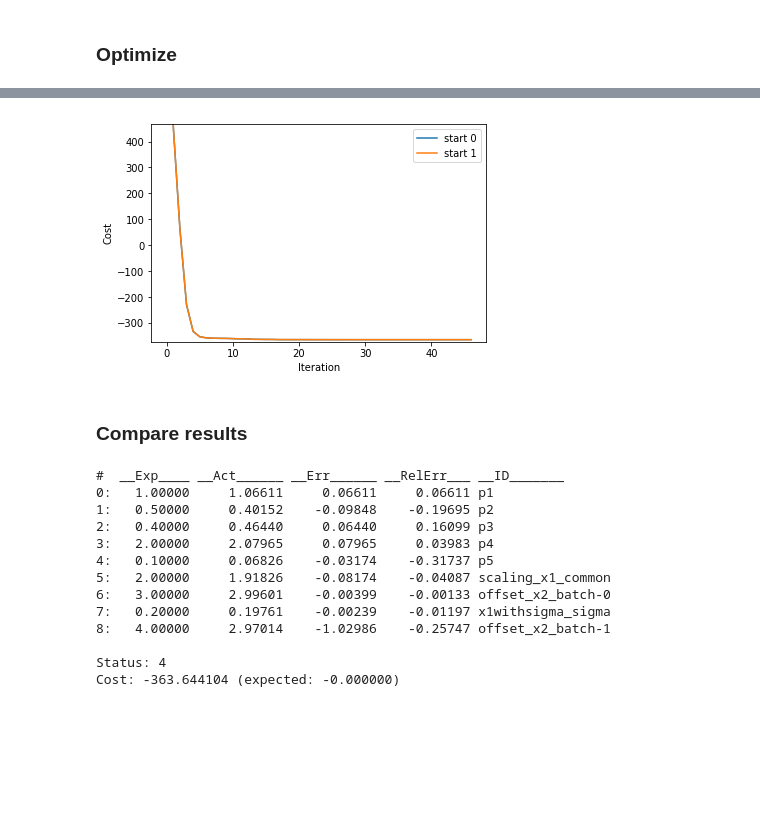
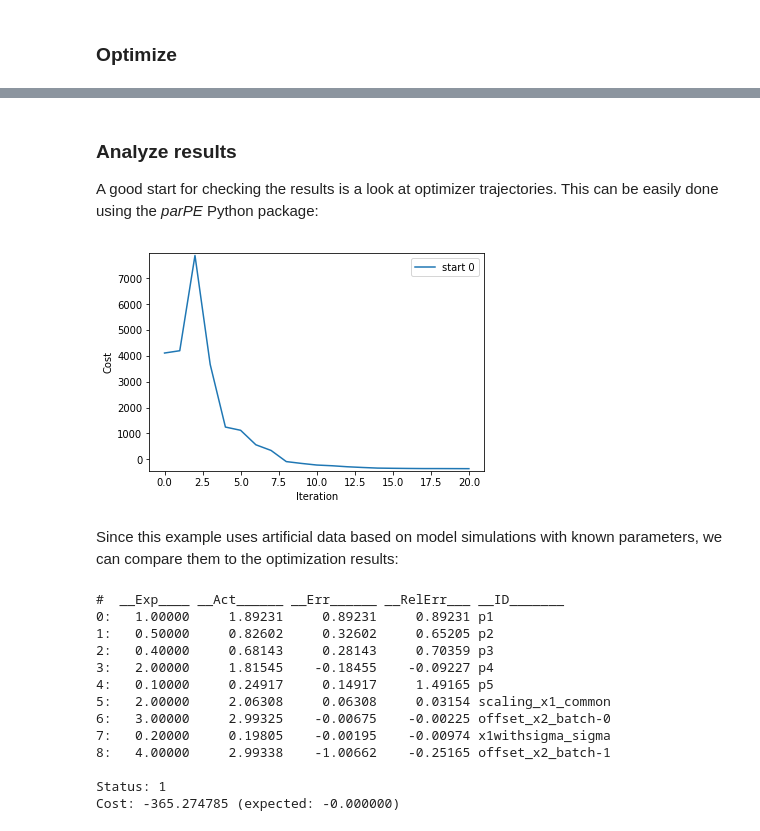
Before and after one commit to ICB-DCM/parPE, a Jupyter notebook: examples/parpeamici/steadystate/parpeExampleSteadystateHierarchical.ipynb, the cells around one changed output, grey strips where cells are left out. Cells and saved outputs as stored; diff of their text form; code cells hidden in the pictures; blank space fills up the shorter version.

Commit message:
Update, cleanup hierarchical optimization example notebook

```diff
--- a/examples/parpeamici/steadystate/parpeExampleSteadystateHierarchical.ipynb
+++ b/examples/parpeamici/steadystate/parpeExampleSteadystateHierarchical.ipynb
@@ -164,9 +271,10 @@ EXIT: Solved To Acceptable Level.
+# %% [markdown]
+### Analyze results
+
+A good start for checking the results is a look at optimizer trajectories. This can be easily done using the *parPE* Python package:
 # %%
-filename = 'deleteme/_rank00000.h5'
-trajectories = parpe.getCostTrajectories(filename)
-#print(repr(trajectories))
-parpe.plotting.plotCostTrajectory(trajectories, log=False);
+hdf5_pe_output_file_standard = 'deleteme/_rank00000.h5'
+trajectories_standard = parpe.getCostTrajectories(hdf5_pe_output_file_standard)
+parpe.plotting.plotCostTrajectory(trajectories_standard, log=False);
 # %% [output]
-[figure, old version]
+[figure, new version]
-# %% [markdown]
-### Compare results
@@ -198,18 +281,20 @@ def compareResults(filename):
-# %%
-compareResults('deleteme/_rank00000.h5')
-# %% [output]
-#  __Exp____ __Act______ __Err______ __RelErr___ __ID_______
-0:   1.00000     1.06611     0.06611     0.06611 p1
-1:   0.50000     0.40152    -0.09848    -0.19695 p2
-2:   0.40000     0.46440     0.06440     0.16099 p3
-3:   2.00000     2.07965     0.07965     0.03983 p4
-4:   0.10000     0.06826    -0.03174    -0.31737 p5
-5:   2.00000     1.91826    -0.08174    -0.04087 scaling_x1_common
-6:   3.00000     2.99601    -0.00399    -0.00133 offset_x2_batch-0
-7:   0.20000     0.19761    -0.00239    -0.01197 x1withsigma_sigma
-8:   4.00000     2.97014    -1.02986    -0.25747 offset_x2_batch-1
-
-Status: 4
-Cost: -363.644104 (expected: -0.000000)
+# %% [markdown]
+Since this example uses artificial data based on model simulations with known parameters, we can compare them to the optimization results:
+# %%
+parpe.compare_optimization_results_to_true_parameters(hdf5_pe_output_file_standard, start_idx='0')
+# %% [output]
+#  __Exp____ __Act______ __Err______ __RelErr___ __ID_______
+0:   1.00000     1.89231     0.89231     0.89231 p1
+1:   0.50000     0.82602     0.32602     0.65205 p2
+2:   0.40000     0.68143     0.28143     0.70359 p3
+3:   2.00000     1.81545    -0.18455    -0.09227 p4
+4:   0.10000     0.24917     0.14917     1.49165 p5
+5:   2.00000     2.06308     0.06308     0.03154 scaling_x1_common
+6:   3.00000     2.99325    -0.00675    -0.00225 offset_x2_batch-0
+7:   0.20000     0.19805    -0.00195    -0.00974 x1withsigma_sigma
+8:   4.00000     2.99338    -1.00662    -0.25165 offset_x2_batch-1
+
+Status: 1
+Cost: -365.274785 (expected: -0.000000)
 # %%
 # Simulate with optimal parameters, save results
```
Also changed, not shown: parts of 47 cells of this notebook, 1 other file.
